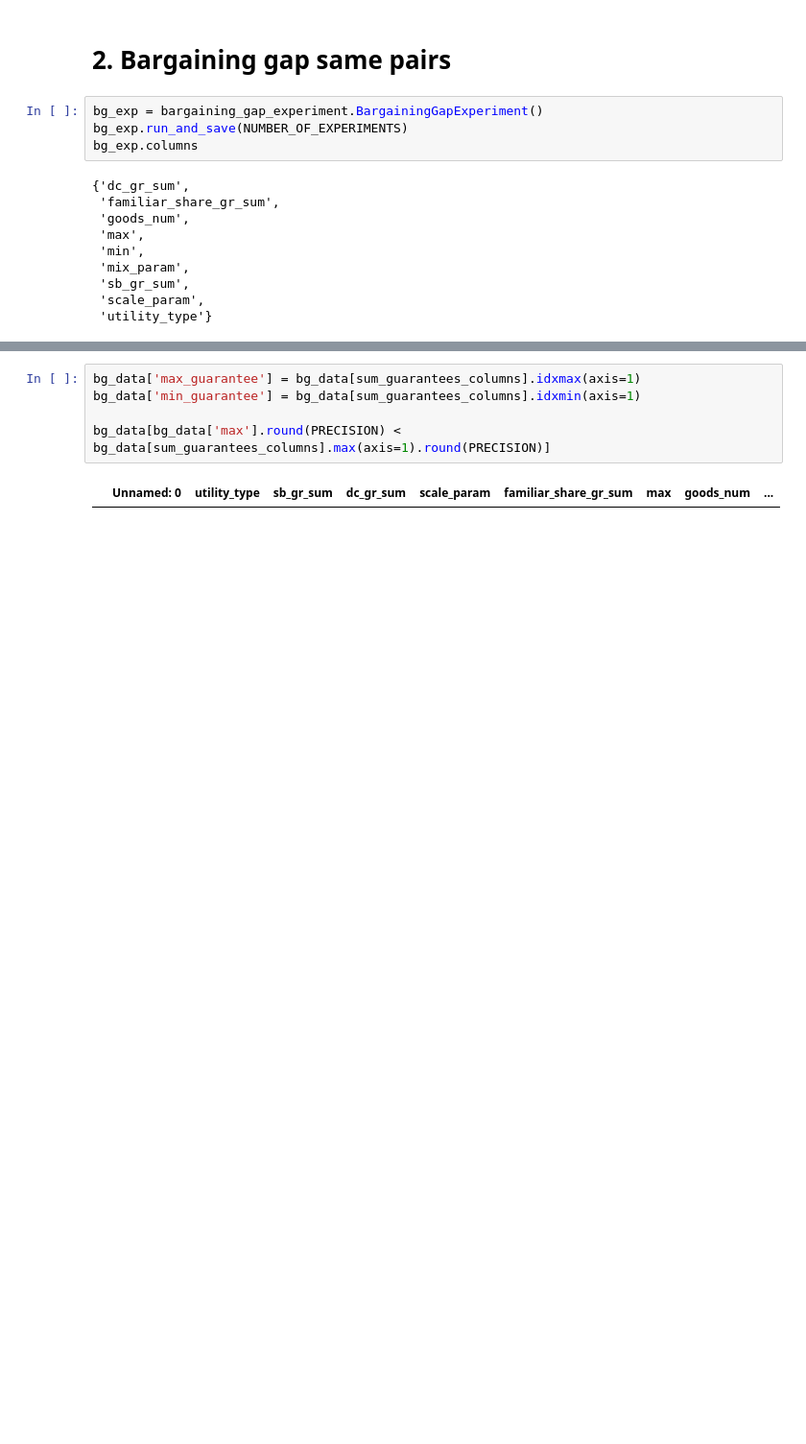
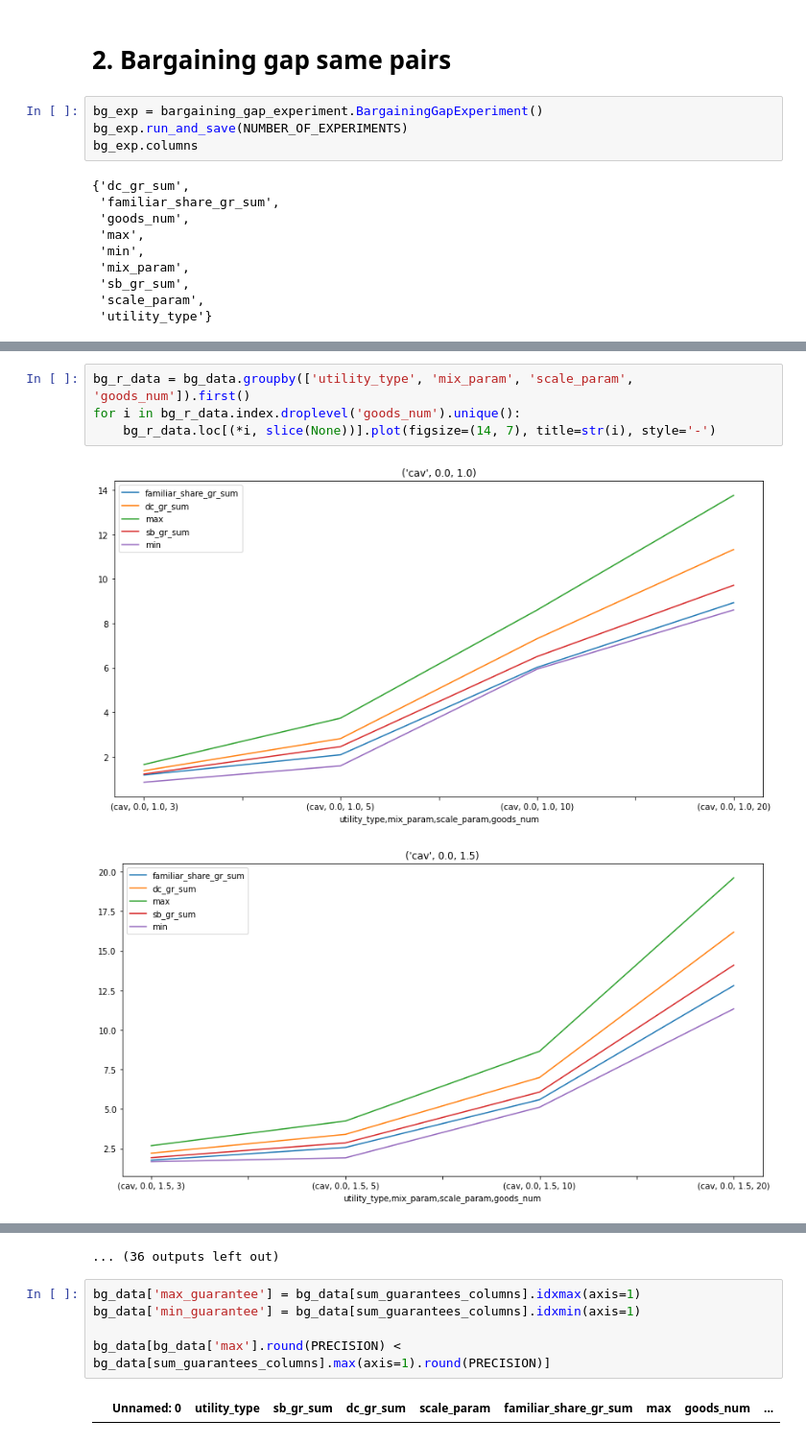
Before and after one commit to AdayevKP/fair_division_with_money, a Jupyter notebook: fair_division_with_money.ipynb, the cells around one changed output, grey strips where cells are left out. Shown at 96% size. Saved outputs shown, nothing was run; the diff lists cells and outputs as text; blank space fills up the shorter version.

```diff
--- a/fair_division_with_money.ipynb
+++ b/fair_division_with_money.ipynb
@@ -183,0 +132,7 @@ data and plot for random experiment
+# %%
+bg_r_data = bg_data.groupby(['utility_type', 'mix_param', 'scale_param', 'goods_num']).first()
+for i in bg_r_data.index.droplevel('goods_num').unique():
+    bg_r_data.loc[(*i, slice(None))].plot(figsize=(14, 7), title=str(i), style='-')
+# %% [output]
+[figure, added]
+[figure, added]
@@ -184,3 +149,4 @@ data and plot for random experiment
+... (36 outputs left out)
 # %%
 bg_data['max_guarantee'] = bg_data[sum_guarantees_columns].idxmax(axis=1)
 bg_data['min_guarantee'] = bg_data[sum_guarantees_columns].idxmin(axis=1)
```
Also changed, not shown: parts of 10 cells of this notebook.
